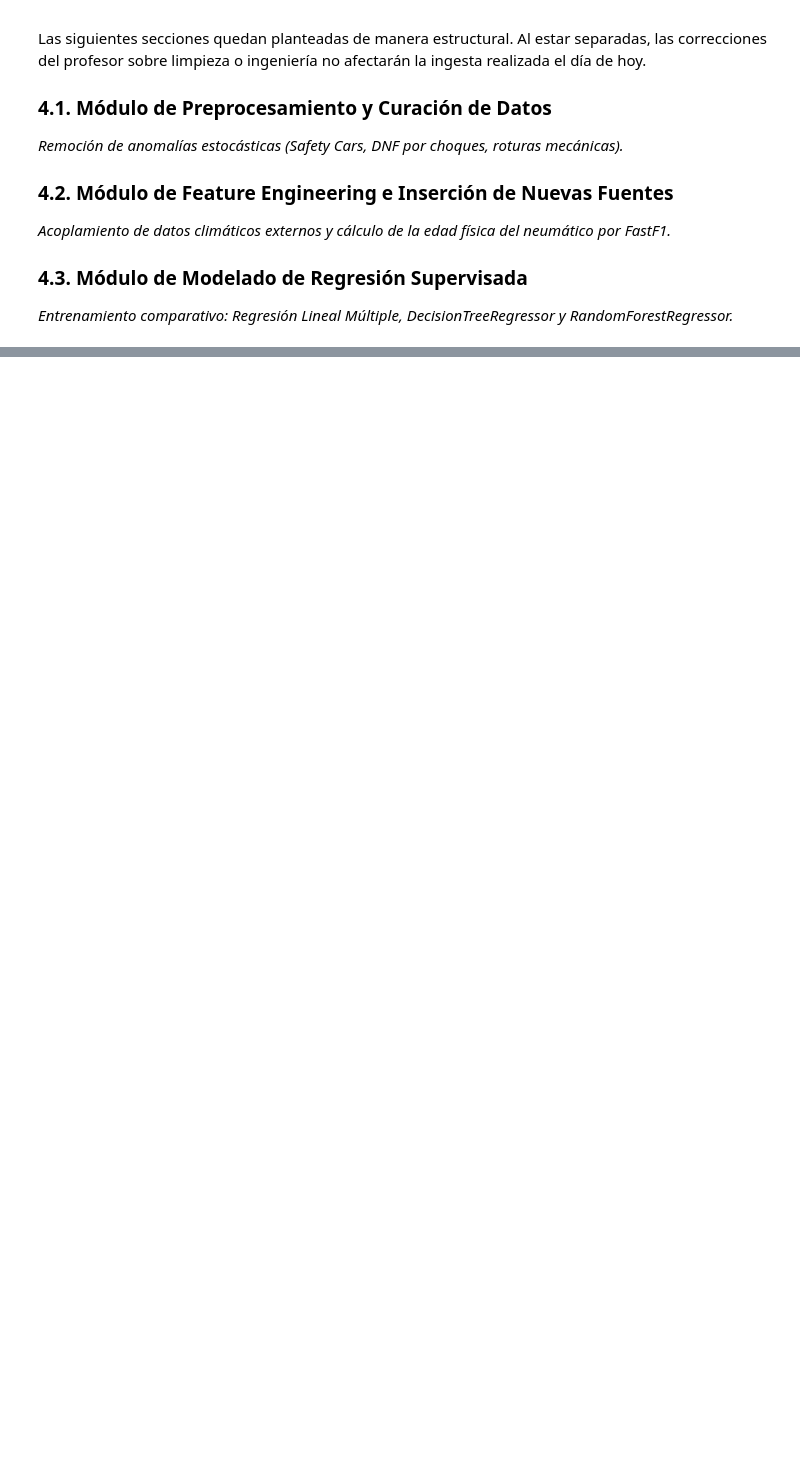
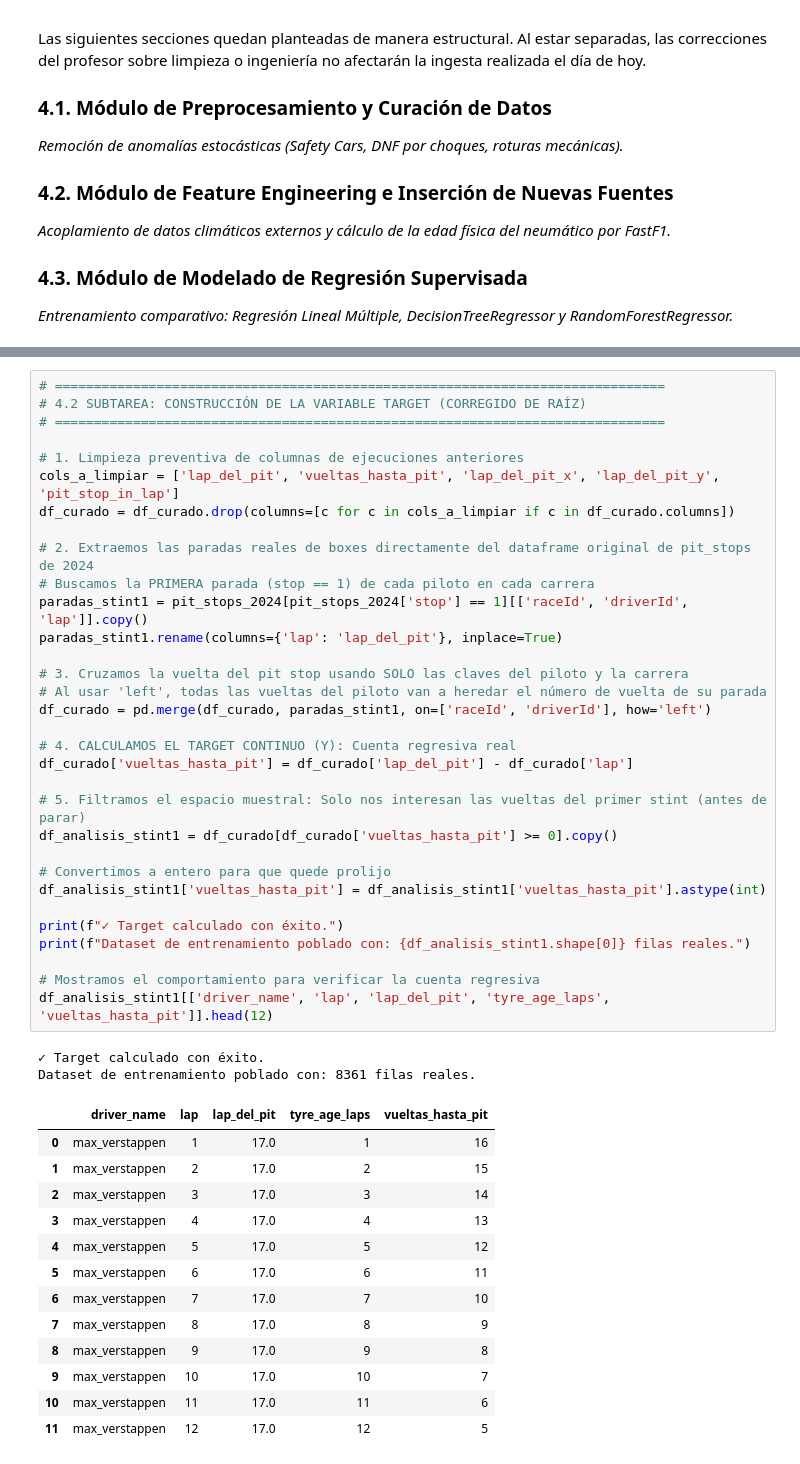
Before and after one commit to G1Martoz/f1-pit-predictor, a Jupyter notebook: Notebooks/1.0-mo-descripcion-origen-dataset.ipynb, the cells around one changed output, grey strips where cells are left out. Cells and saved outputs as stored; diff of their text form; blank space fills up the shorter version.

```diff
--- a/Notebooks/1.0-mo-descripcion-origen-dataset.ipynb
+++ b/Notebooks/1.0-mo-descripcion-origen-dataset.ipynb
@@ -118,0 +274,48 @@ Las siguientes secciones quedan planteadas de manera estructural. Al estar separ
+# %%
+# ==============================================================================
+# 4.2 SUBTAREA: CONSTRUCCIÓN DE LA VARIABLE TARGET (CORREGIDO DE RAÍZ)
+# ==============================================================================
+
+# 1. Limpieza preventiva de columnas de ejecuciones anteriores
+cols_a_limpiar = ['lap_del_pit', 'vueltas_hasta_pit', 'lap_del_pit_x', 'lap_del_pit_y', 'pit_stop_in_lap']
+df_curado = df_curado.drop(columns=[c for c in cols_a_limpiar if c in df_curado.columns])
+
+# 2. Extraemos las paradas reales de boxes directamente del dataframe original de pit_stops de 2024
+# Buscamos la PRIMERA parada (stop == 1) de cada piloto en cada carrera
+paradas_stint1 = pit_stops_2024[pit_stops_2024['stop'] == 1][['raceId', 'driverId', 'lap']].copy()
+paradas_stint1.rename(columns={'lap': 'lap_del_pit'}, inplace=True)
+
+# 3. Cruzamos la vuelta del pit stop usando SOLO las claves del piloto y la carrera
+# Al usar 'left', todas las vueltas del piloto van a heredar el número de vuelta de su parada
+df_curado = pd.merge(df_curado, paradas_stint1, on=['raceId', 'driverId'], how='left')
+
+# 4. CALCULAMOS EL TARGET CONTINUO (Y): Cuenta regresiva real
+df_curado['vueltas_hasta_pit'] = df_curado['lap_del_pit'] - df_curado['lap']
+
+# 5. Filtramos el espacio muestral: Solo nos interesan las vueltas del primer stint (antes de parar)
+df_analisis_stint1 = df_curado[df_curado['vueltas_hasta_pit'] >= 0].copy()
+
+# Convertimos a entero para que quede prolijo
+df_analisis_stint1['vueltas_hasta_pit'] = df_analisis_stint1['vueltas_hasta_pit'].astype(int)
+
+print(f"✓ Target calculado con éxito.")
+print(f"Dataset de entrenamiento poblado con: {df_analisis_stint1.shape[0]} filas reales.")
+
+# Mostramos el comportamiento para verificar la cuenta regresiva
+df_analisis_stint1[['driver_name', 'lap', 'lap_del_pit', 'tyre_age_laps', 'vueltas_hasta_pit']].head(12)
+# %% [output]
+✓ Target calculado con éxito.
+Dataset de entrenamiento poblado con: 8361 filas reales.
+|  | driver_name | lap | lap_del_pit | tyre_age_laps | vueltas_hasta_pit |
+| 0 | max_verstappen | 1 | 17.0 | 1 | 16 |
+| 1 | max_verstappen | 2 | 17.0 | 2 | 15 |
+| 2 | max_verstappen | 3 | 17.0 | 3 | 14 |
+| 3 | max_verstappen | 4 | 17.0 | 4 | 13 |
+| 4 | max_verstappen | 5 | 17.0 | 5 | 12 |
+| 5 | max_verstappen | 6 | 17.0 | 6 | 11 |
+| 6 | max_verstappen | 7 | 17.0 | 7 | 10 |
+| 7 | max_verstappen | 8 | 17.0 | 8 | 9 |
+| 8 | max_verstappen | 9 | 17.0 | 9 | 8 |
+| 9 | max_verstappen | 10 | 17.0 | 10 | 7 |
+| 10 | max_verstappen | 11 | 17.0 | 11 | 6 |
+| 11 | max_verstappen | 12 | 17.0 | 12 | 5 |
```
Also changed, not shown: parts of 12 cells of this notebook, 2 other files.
